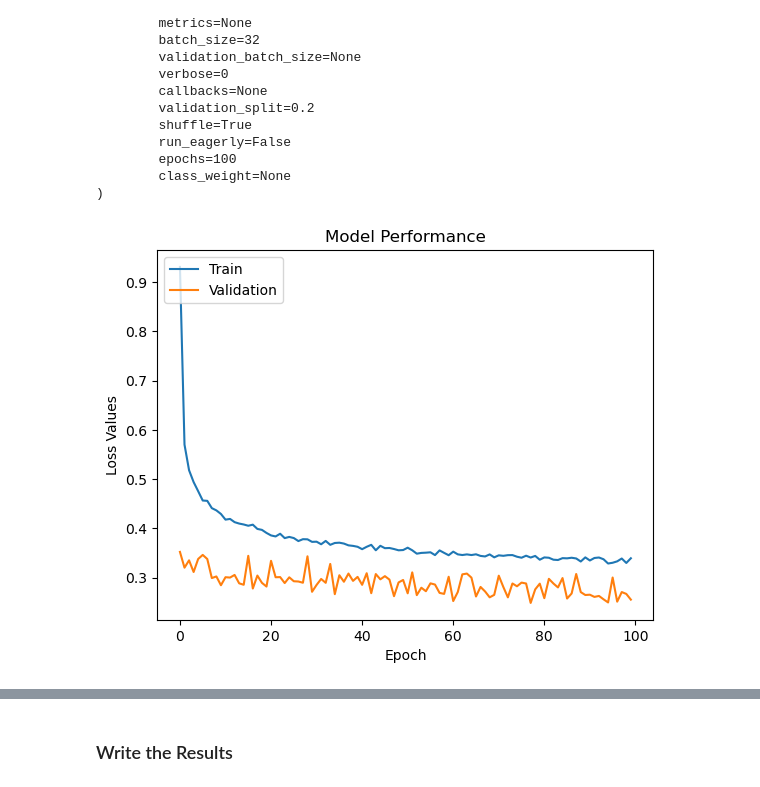
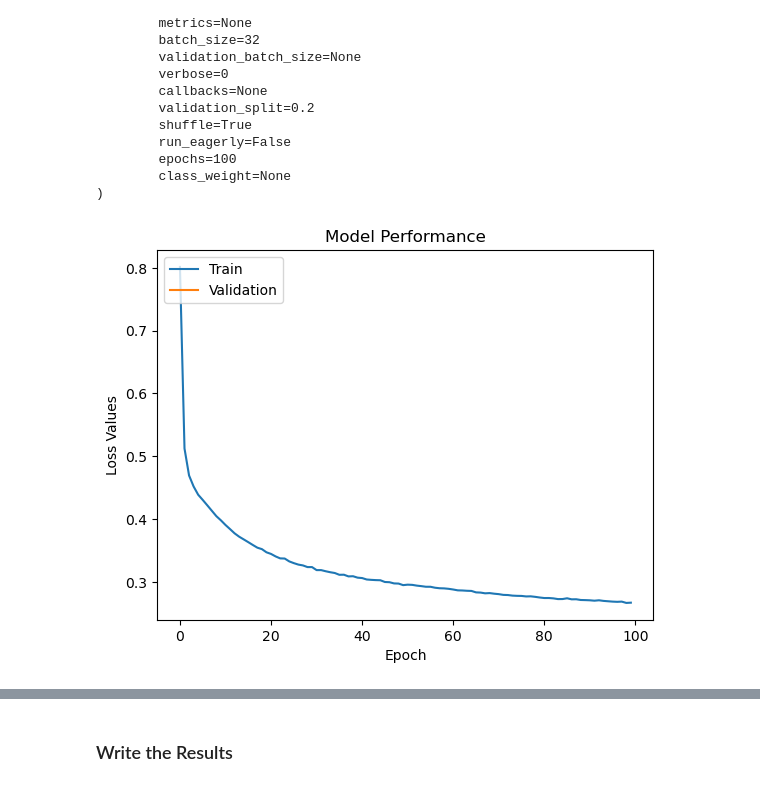
Before and after one commit to jpgoncalves13/DAA, a Jupyter notebook: DatasetCompeticao/dataset_competicao.ipynb, the cells around one changed output, grey strips where cells are left out. Saved outputs shown, nothing was run; the diff lists cells and outputs as text; code cells hidden in the pictures.

```diff
--- a/DatasetCompeticao/dataset_competicao.ipynb
+++ b/DatasetCompeticao/dataset_competicao.ipynb
@@ -1146,9 +739,9 @@ param_grid = {
 # %%
 grid_search = GridSearchCV(estimator=xgb.XGBClassifier(objective='multi:softmax', num_class=5, seed=2023),
                            param_grid=param_grid,
-                           cv=5,
+                           cv=3,
                            scoring='accuracy',
-                           n_jobs=-1)
+                           verbose=4)
 # %%
 grid_search.fit(X_train, y_train)
 # %% [output]
@@ -1278,17 +889,14 @@ X_train
 | 11015 | 0.000000 | 0.057753 | 0.0 | 0.041987 | 0.595238 | ... |
 11016 rows × 13 columns
 # %%
-def build_model(activation='relu', learning_rate=0.01):
+def build_model(activation='relu', learning_rate=0.001):
     model = Sequential()
-    model.add(Dense(128, input_dim=X_train.shape[1], activation='relu'))
-    model.add(Dropout(0.5))
-    model.add(Dense(64, activation='relu'))
-    model.add(Dropout(0.5))
-    model.add(Dense(32, activation='relu'))
-    model.add(Dense(5, activation='softmax'))  # Output layer - 4 classes
+    model.add(Dense(24, input_dim=X_train.shape[1], activation=activation))
+    model.add(Dense(24, activation=activation))
+    model.add(Dense(5, activation='softmax'))  # Output layer - 5 classes
 
     # Compile the model
-    model.compile(loss='sparse_categorical_crossentropy', optimizer='adam', metrics=['accuracy'])
+    model.compile(loss='sparse_categorical_crossentropy', optimizer=keras.optimizers.Nadam(learning_rate), metrics=['accuracy'])
     return model
 # %%
 model = build_model()
@@ -1320,4 +926,6 @@ param_grid = {
 # %%
 kf = KFold(n_splits=5, shuffle=True, random_state=2021)
 # %%
-model = KerasClassifier(build_fn=build_model, validation_split=0.2, epochs=100, batch_size=32, verbose=0)
+model = KerasClassifier(build_fn=build_model, epochs=50, batch_size=32, verbose=0, random_state=2023)
+# %%
+history = model.fit(X_train, y_train, verbose=2)
@@ -1361,13 +988,13 @@ KerasClassifier(
         class_weight=None
 )
 # %%
-plt.plot(best_model.history_['loss'])
-plt.plot(best_model.history_['val_loss'])
+plt.plot(history.history_['loss'])
+plt.plot(history.history_['val_loss'])
 plt.title('Model Performance')
 plt.ylabel('Loss Values')
 plt.xlabel('Epoch')
 plt.legend(['Train', 'Validation'], loc='upper left')
 plt.show()
 # %% [output]
-[figure, old version]
+[figure, new version]
 # %%
```
Also changed, not shown: parts of 82 cells of this notebook, 3 other files.
